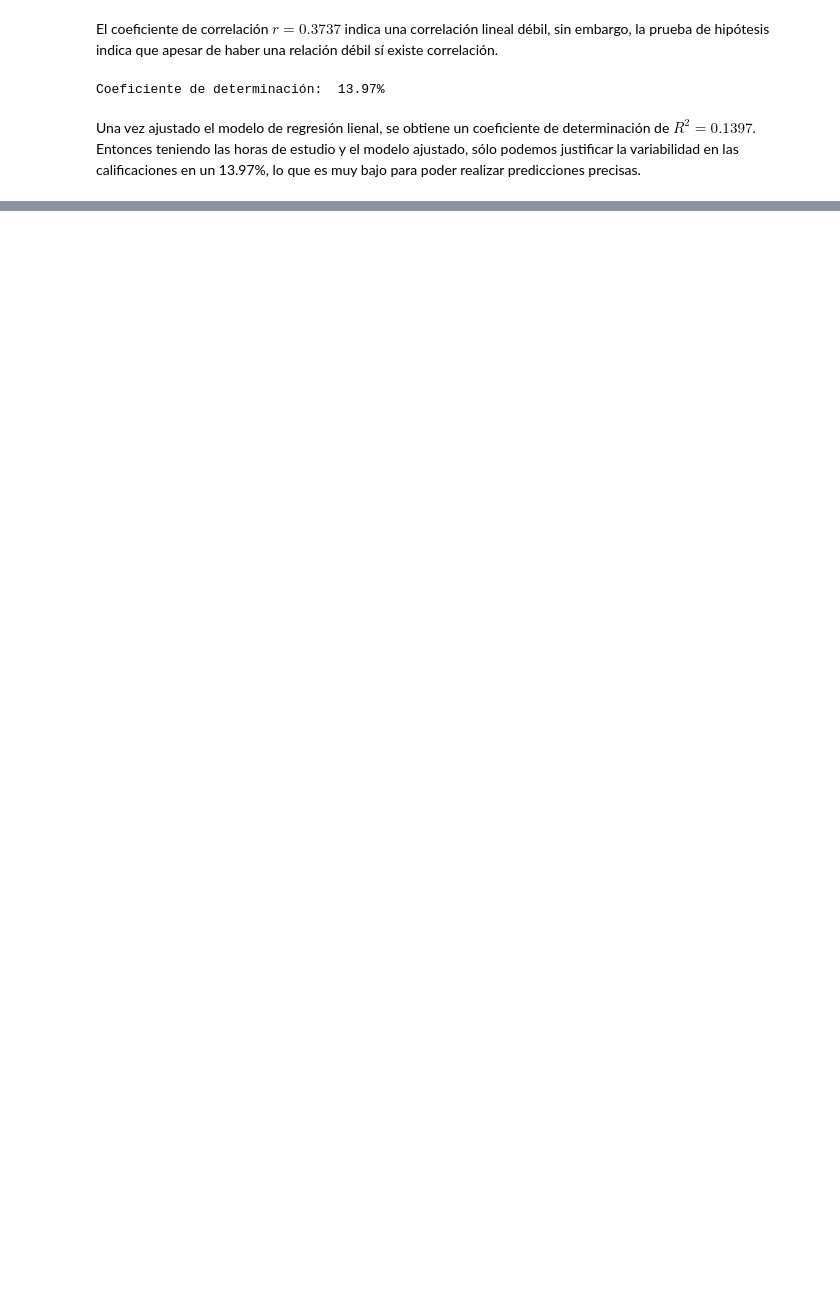
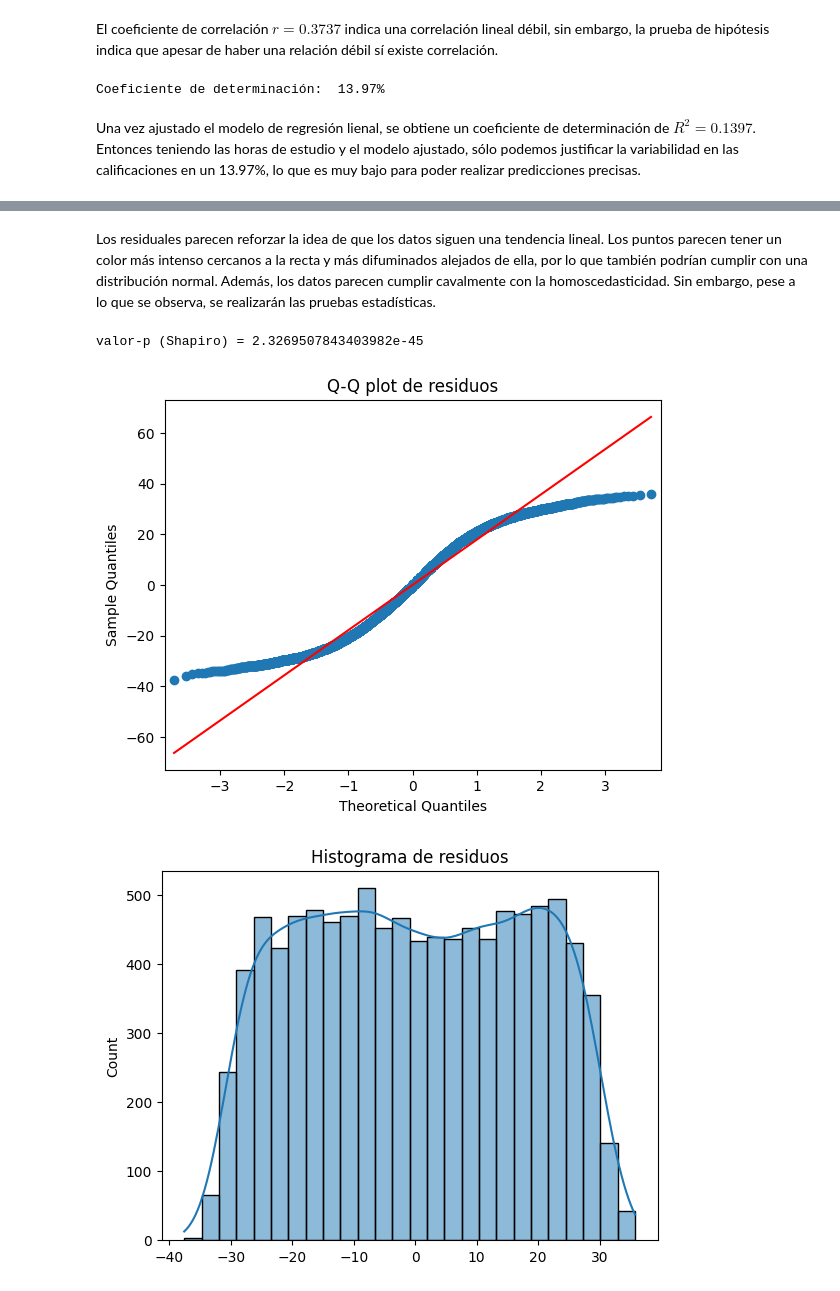
Before and after one commit to 450fausto/EstadisticaVerano2026, a Jupyter notebook: StudentPerformance/Student_Performance.ipynb, the cells around one changed output, grey strips where cells are left out. Drawn from its saved outputs; the diff is of its cells as text; code cells hidden in the pictures; blank space fills up the shorter version.

```diff
--- a/StudentPerformance/Student_Performance.ipynb
+++ b/StudentPerformance/Student_Performance.ipynb
@@ -113,0 +271,34 @@ Una vez ajustado el modelo de regresión lienal, se obtiene un coeficiente de de
+# %% [markdown]
+Los residuales parecen reforzar la idea de que los datos siguen una tendencia lineal. Los puntos parecen tener un color más intenso cercanos a la recta y más difuminados alejados de ella, por lo que también podrían cumplir con una distribución normal. Además, los datos parecen cumplir cavalmente con la homoscedasticidad. Sin embargo, pese a lo que se observa, se realizarán las pruebas estadísticas.
+# %%
+from scipy.stats import shapiro
+import matplotlib.pyplot as plt
+import seaborn as sns
+
+# n < 30, Shapiro-Wilk es el más confiable
+# n >= 30, Histograma o Q-Q plot
+
+# test de Shapiro-Wilk
+1
+# H0: Hay normalidad    0.4172971767713699
+0.05
+# H1: No hay normalidad
+0
+
+# Prueba de Shapiro-Wilk
+stat, valor_p_sh = shapiro(residuales)
+print(f"valor-p (Shapiro) = {valor_p_sh}")
+
+# Visualización: Q-Q plot
+sm.qqplot(residuales, line='s')
+plt.title("Q-Q plot de residuos")
+plt.show()
+
+# Histograma
+sns.histplot(residuales, kde=True)
+plt.title("Histograma de residuos")
+plt.show()
+# %% [output]
+valor-p (Shapiro) = 2.3269507843403982e-45
+[figure, added]
+[figure, added]
```
Also changed, not shown: parts of 12 cells of this notebook.
